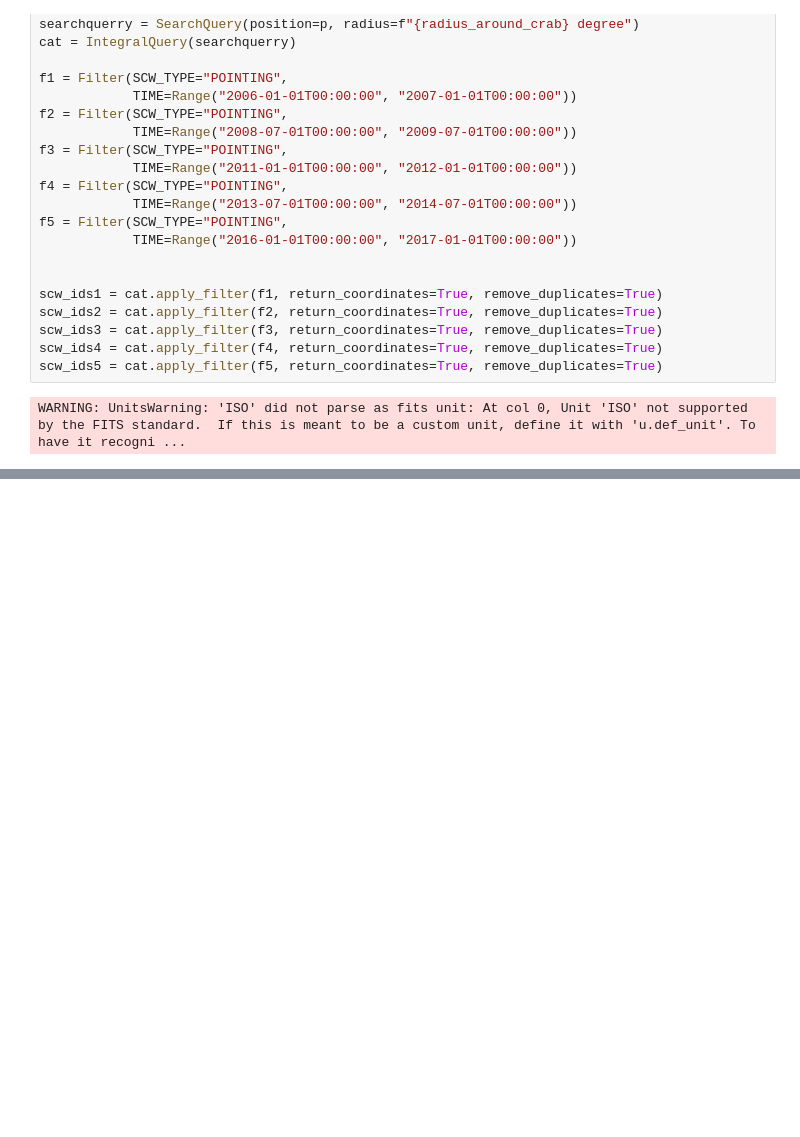
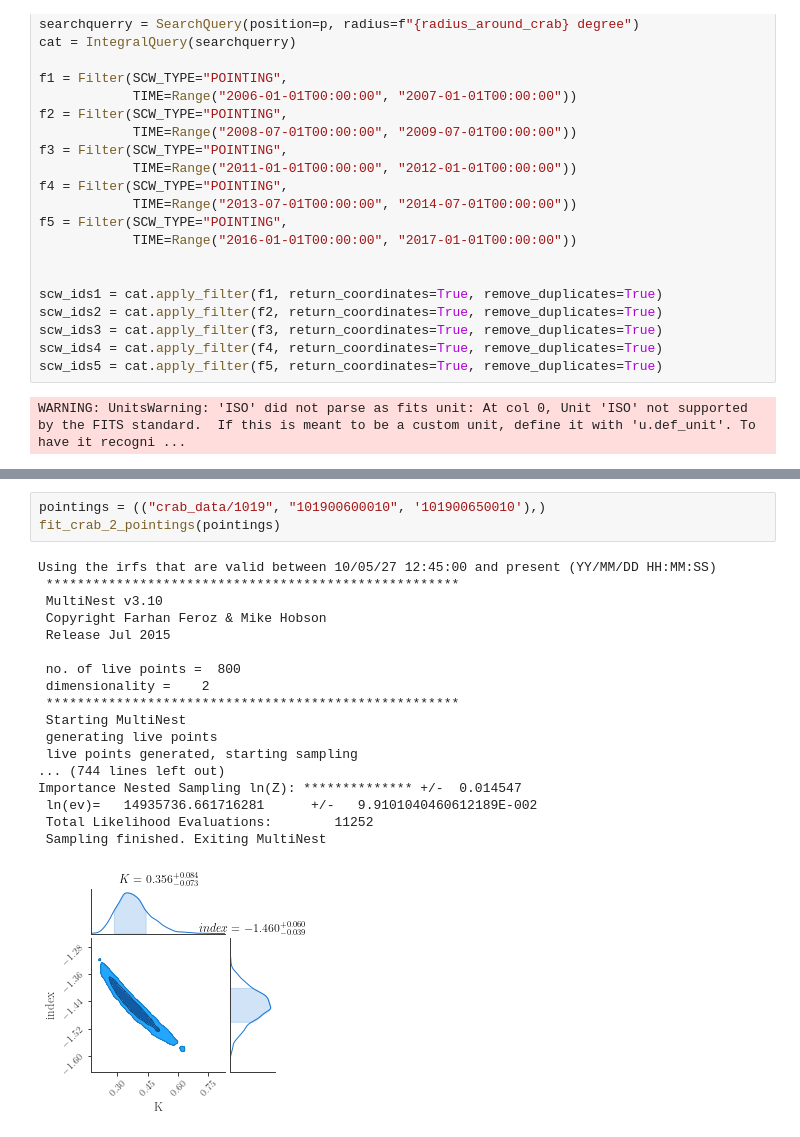
Before and after one commit to moej56153/Master_Thesis, a Jupyter notebook: integral_data_analysis/crab_analysis.ipynb, the cells around one changed output, grey strips where cells are left out. Cells and saved outputs as stored; diff of their text form; blank space fills up the shorter version.

```diff
--- a/integral_data_analysis/crab_analysis.ipynb
+++ b/integral_data_analysis/crab_analysis.ipynb
@@ -506,0 +562,22 @@ Importance Nested Sampling ln(Z): ************** +/-  0.015410
+# %%
+pointings = (("crab_data/1019", "101900600010", '101900650010'),)
+fit_crab_2_pointings(pointings)
+# %% [output]
+Using the irfs that are valid between 10/05/27 12:45:00 and present (YY/MM/DD HH:MM:SS)
+ *****************************************************
+ MultiNest v3.10
+ Copyright Farhan Feroz & Mike Hobson
+ Release Jul 2015
+
+ no. of live points =  800
+ dimensionality =    2
+ *****************************************************
+ Starting MultiNest
+ generating live points
+ live points generated, starting sampling
+... (744 lines left out)
+Importance Nested Sampling ln(Z): ************** +/-  0.014547
+ ln(ev)=   14935736.661716281      +/-   9.9101040460612189E-002
+ Total Likelihood Evaluations:        11252
+ Sampling finished. Exiting MultiNest
+[figure, added]
```
Also changed, not shown: parts of 9 cells of this notebook, 8 other files.
